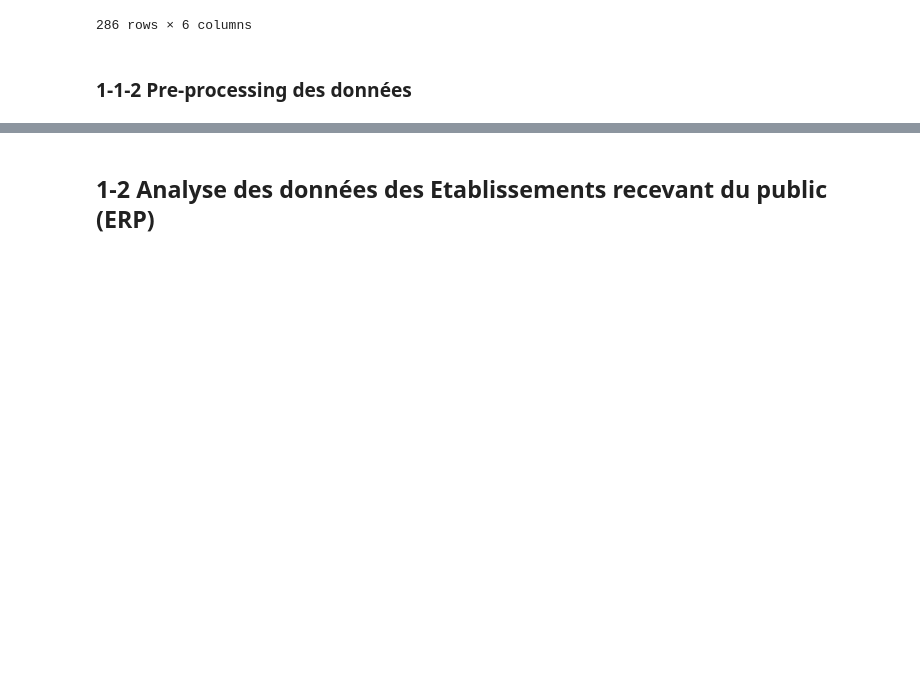
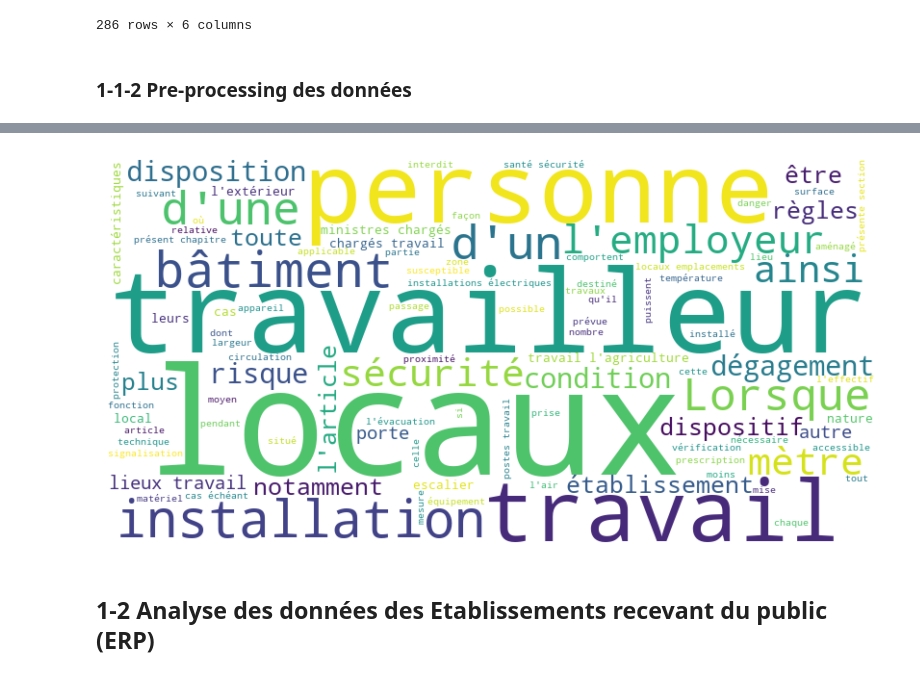
Before and after one commit to MarineDS23/BOT-Technique, a Jupyter notebook: notebooks/bot_scrapping.ipynb, the cells around one changed output, grey strips where cells are left out. Saved outputs shown, nothing was run; the diff lists cells and outputs as text; code cells hidden in the pictures; blank space fills up the shorter version.

```diff
--- a/notebooks/bot_scrapping.ipynb
+++ b/notebooks/bot_scrapping.ipynb
@@ -85,0 +204,15 @@ else:
+# %%
+nltk.download('stopwords')
+stop_words = set(stopwords.words('french'))
+
+text = " ".join(str(contenu) for contenu in df_final['Contenu'])
+
+filtered_text = " ".join([word for word in text.split() if word.lower() not in stop_words])
+
+wordcloud = WordCloud(width=800, height=400, background_color='white', max_words=100).generate(filtered_text)
+
+plt.figure(figsize=(10, 5))
+plt.imshow(wordcloud, interpolation='bilinear')
+plt.axis("off")
+plt.show()
+# %% [output]
@@ -86,3 +222,4 @@ else:
+[figure, added]
 # %% [markdown]
 ## 1-2 Analyse des données des Etablissements recevant du public (ERP)
 # %% [markdown]
```
Also changed, not shown: parts of 10 cells of this notebook.
